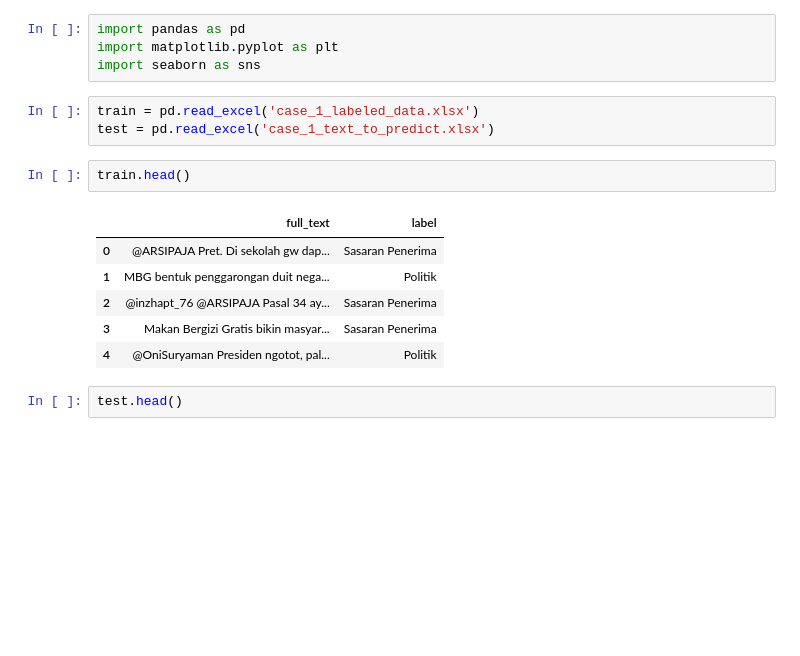
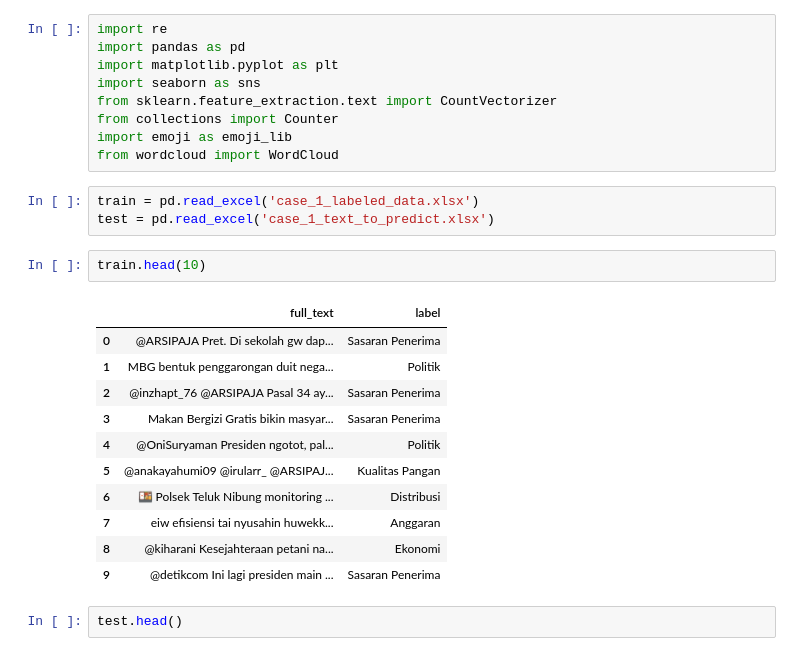
Before and after one commit to AndreMasalle/BDC_2026, a Jupyter notebook: case1.ipynb, the cells around one changed output. Drawn from its saved outputs; the diff is of its cells as text; blank space fills up the shorter version.

```diff
--- a/case1.ipynb
+++ b/case1.ipynb
@@ -1,19 +1,29 @@
 # %%
+import re
 import pandas as pd
 import matplotlib.pyplot as plt
 import seaborn as sns
+from sklearn.feature_extraction.text import CountVectorizer
+from collections import Counter
+import emoji as emoji_lib
+from wordcloud import WordCloud
 # %%
 train = pd.read_excel('case_1_labeled_data.xlsx')
 test = pd.read_excel('case_1_text_to_predict.xlsx')
 # %%
-train.head()
+train.head(10)
 # %% [output]
 |  | full_text | label |
 | 0 | @ARSIPAJA Pret. Di sekolah gw dap... | Sasaran Penerima |
 | 1 | MBG bentuk penggarongan duit nega... | Politik |
 | 2 | @inzhapt_76 @ARSIPAJA Pasal 34 ay... | Sasaran Penerima |
 | 3 | Makan Bergizi Gratis bikin masyar... | Sasaran Penerima |
 | 4 | @OniSuryaman Presiden ngotot, pal... | Politik |
+| 5 | @anakayahumi09 @irularr_ @ARSIPAJ... | Kualitas Pangan |
+| 6 | 🍱 Polsek Teluk Nibung monitoring ... | Distribusi |
+| 7 | eiw efisiensi tai nyusahin huwekk... | Anggaran |
+| 8 | @kiharani Kesejahteraan petani na... | Ekonomi |
+| 9 | @detikcom Ini lagi presiden main ... | Sasaran Penerima |
 # %%
 test.head()
 # %% [output]
```
Also changed, not shown: parts of 24 cells of this notebook.
